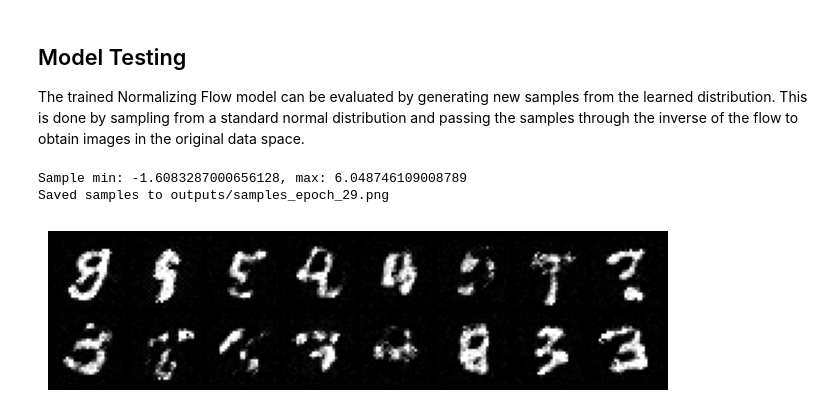
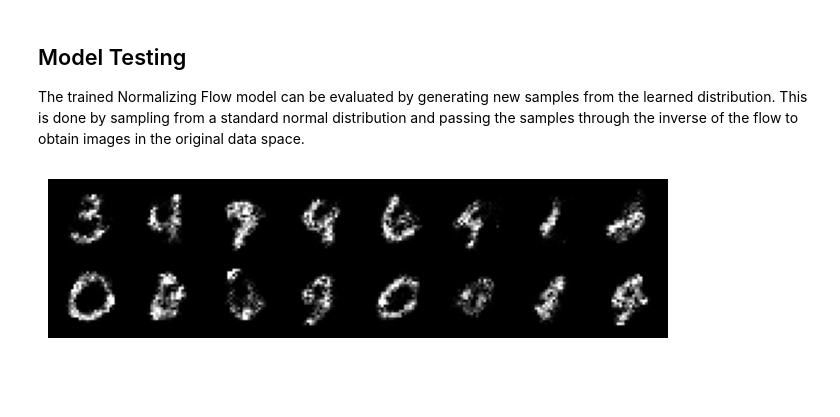
Before and after one commit to roatienza/Deep-Learning-Experiments, a Jupyter notebook: versions/2025/flow/python/normalizing_flow_mnist.ipynb, the cells around one changed output. Cells and saved outputs as stored; diff of their text form; code cells hidden in the pictures; blank space fills up the shorter version.

```diff
--- a/versions/2025/flow/python/normalizing_flow_mnist.ipynb
+++ b/versions/2025/flow/python/normalizing_flow_mnist.ipynb
@@ -64,12 +60,14 @@ class AffineCoupling(nn.Module):
             nn.ReLU(),
             nn.Linear(hidden, dim * 2),  # s and t for full dim but we'll mask
         )
+
         # initialize last layer weights near zero for stability at start
         nn.init.normal_(self.net[-1].weight, mean=0.0, std=1e-5)
         nn.init.zeros_(self.net[-1].bias)
 
     def forward(self, x: torch.Tensor) -> tuple[torch.Tensor, torch.Tensor]:
         # x shape: (B, dim)
+        # reshape mask for cnn
         masked_x = x * self.mask
         params = self.net(masked_x)
         s, t = params.chunk(2, dim=1)
@@ -79,6 +77,8 @@ class AffineCoupling(nn.Module):
         # scale activation: clipped for numerical stability
         s = torch.tanh(s) * 2.0  # scale range roughly (-2, 2)
 
+        # flatten x
+        x = x.view(x.size(0), -1)
         y = x * torch.exp(s) + t
         # keep masked part unchanged explicitly
         y = y * (1 - self.mask) + masked_x
@@ -94,6 +94,7 @@ class AffineCoupling(nn.Module):
         s = s * (1 - self.mask)
         t = t * (1 - self.mask)
         s = torch.tanh(s) * 2.0
+        y = y.view(y.size(0), -1)
         x = (y - t) * torch.exp(-s)
         x = x * (1 - self.mask) + masked_y
         log_det = -s.sum(dim=1)
@@ -155,17 +154,13 @@ class NormalizingFlow(nn.Module):
 The Normalizing Flow model is trained by maximizing the log-likelihood of the training data. The training loop iterates over the dataset, computes the negative log-likelihood loss, and updates the model parameters using the Adam optimizer. The model's performance is monitored by generating and saving sample images at regular intervals during training.
 # %%
 device = torch.device("cuda" if torch.cuda.is_available() else "cpu")
-# Set the number of epochs
-num_epochs = 30
-batch_size=64
-lr=1e-3
-n_layers=4
-hidden=128
+num_epochs = 50
+batch_size = 64
+lr = 1e-3
 dim = 28 * 28
-save_dir="outputs"
-os.makedirs(save_dir, exist_ok=True)
+n_layers = 6
+hidden = 256
 model = NormalizingFlow(dim=dim, hidden=hidden, n_layers=n_layers).to(device)
-#model = NICEFlow(channels=1, n_layers=n_layers, hidden=hidden, use_global_scale=True).to(device)
 print(model)
 print(f"Number of model parameters: {sum(p.numel() for p in model.parameters())/1e6:.2f} million")
 print(f"Running on: {device}")
@@ -186,17 +181,6 @@ train_loader = torch.utils.data.DataLoader(train_dataset,
                                            batch_size=batch_size,
                                            shuffle=True)
 
-# Load the MNIST test dataset
-test_dataset = torchvision.datasets.MNIST(root='~/data',
-                                          train=False,
-                                          download=True,
-                                          transform=transform)
-
-# Create the test dataloader
-test_loader = torch.utils.data.DataLoader(test_dataset,
-                                          batch_size=batch_size,
-                                          shuffle=False)
-
 
 # Define the optimizer and the scheduler
 optimizer = torch.optim.Adam(model.parameters(), lr=lr)
@@ -209,7 +193,6 @@ for epoch in range(num_epochs):
     total_loss = 0.0
     for batch_idx, (x, _) in enumerate(train_loader):
         x = x.to(device)
-        # x is flattened and in [-1,1]
         optimizer.zero_grad()
         log_px = model.log_prob(x)
         # we maximize log-likelihood -> minimize negative log-likelihood
@@ -248,25 +231,15 @@ The trained Normalizing Flow model can be evaluated by generating new samples fr
 # %%
 model.eval()
 with torch.no_grad():
     samples = model.sample(16, device=device)  # (16, dim)
     imgs = samples.view(-1, 1, 28, 28)
-    # print min and max
-    min_val = imgs.min().item()
-    max_val = imgs.max().item()
-    print(f"Sample min: {min_val}, max: {max_val}")
-    #imgs = torch.sigmoid(imgs)
+    # Clamp to valid range [0, 1] for MNIST
     imgs = torch.clamp(imgs, 0.0, 1.0)
     grid = utils.make_grid(imgs, nrow=8, padding=2, normalize=False)
-    # save as png
-    utils.save_image(grid, os.path.join(save_dir, f"samples_epoch_{epoch}.png"))
-    print(f"Saved samples to {os.path.join(save_dir, f'samples_epoch_{epoch}.png')}")
-
     # visualize the samples inline (if using Jupyter)
     plt.figure(figsize=(8, 8))
     plt.axis('off')
     plt.imshow(grid.permute(1, 2, 0).cpu().numpy(), cmap='gray')
     plt.show()
 # %% [output]
-Sample min: -1.6083287000656128, max: 6.048746109008789
-Saved samples to outputs/samples_epoch_29.png
-[figure, old version]
+[figure, new version]
```
Also changed, not shown: parts of 3 cells of this notebook.
